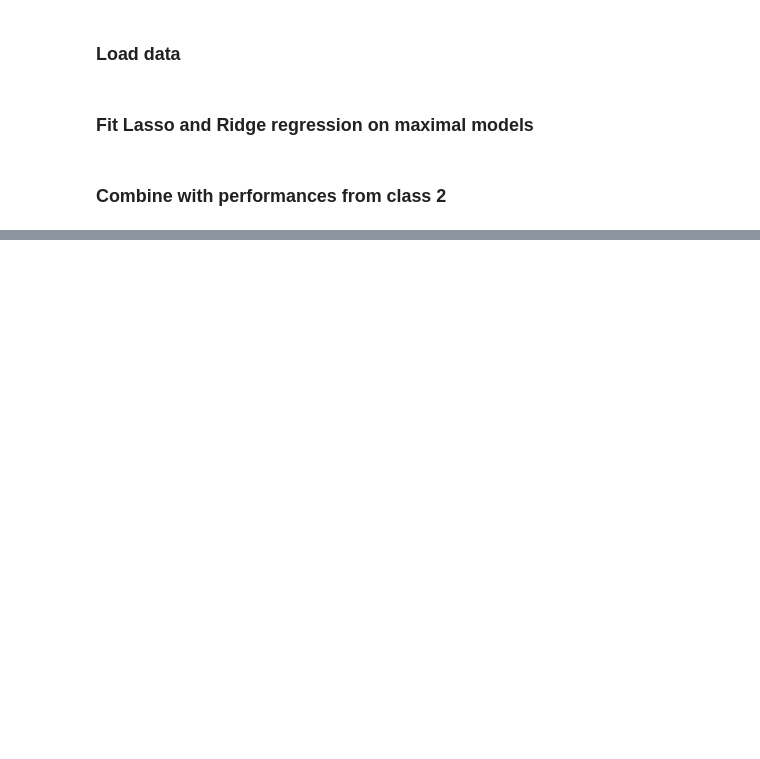
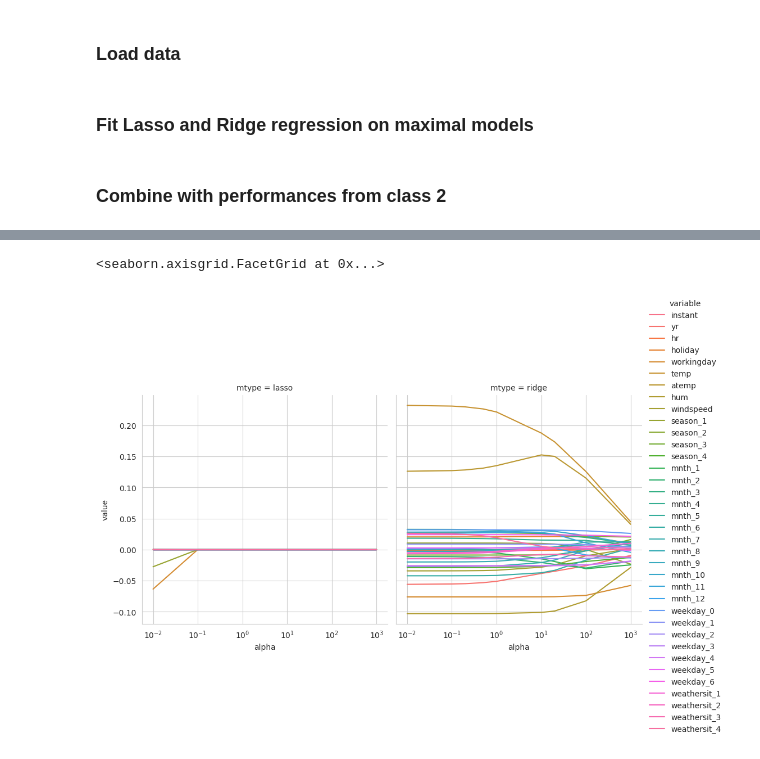
Before and after one commit to daniblu/DataSci-AU-24-fork, a Jupyter notebook: nbs/class_03/exercise_db.ipynb, the cells around one changed output, grey strips where cells are left out. Saved outputs shown, nothing was run; the diff lists cells and outputs as text; code cells hidden in the pictures; blank space fills up the shorter version.

```diff
--- a/nbs/class_03/exercise_db.ipynb
+++ b/nbs/class_03/exercise_db.ipynb
@@ -108,0 +143,14 @@ with open(file_path, 'w') as file:
+# %%
+coefs = pd.DataFrame(np.vstack([v.coef_.round(4) for v in models.values()]),
+                     columns=X_train.columns)
+coefs['mtype'] = [k.split('_')[0] for k in models.keys()]
+coefs['alpha'] = [float(k.split('_')[1]) for k in models.keys()]
+coefs = pd.melt(coefs, id_vars=['mtype', 'alpha'])# turning data into long format
+# %%
+grid = sns.relplot(data=coefs,
+                   x='alpha', y='value',
+                   hue='variable', col='mtype', kind='line')
+grid.set(xscale="log")
+# %% [output]
+<seaborn.axisgrid.FacetGrid at 0x...>
+[figure, added]
```
Also changed, not shown: parts of 7 cells of this notebook.
